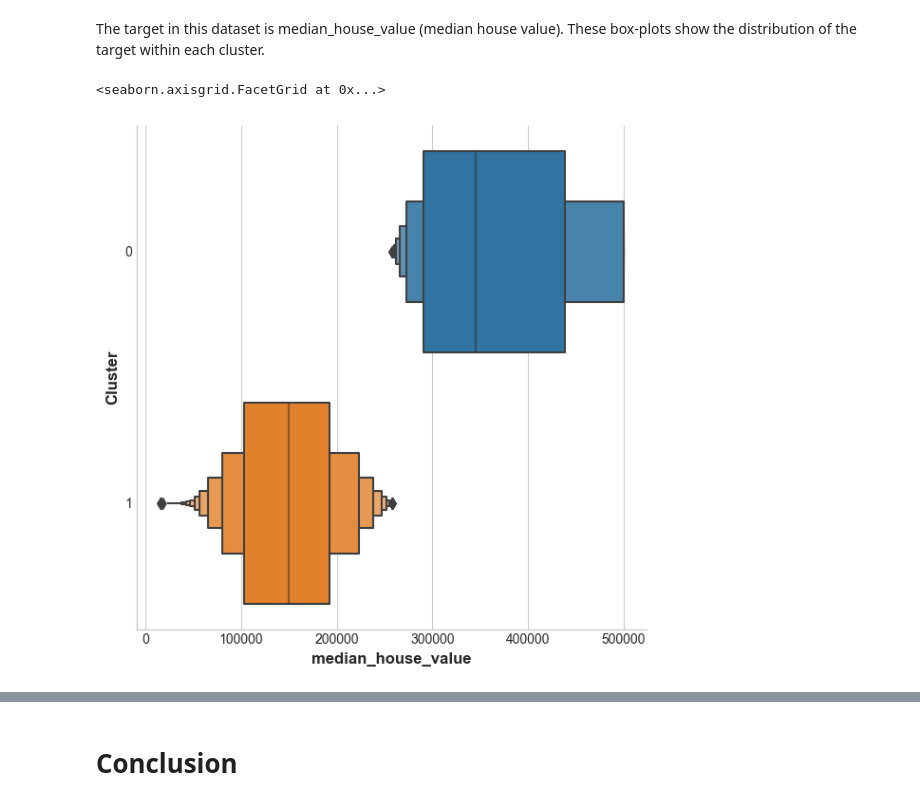
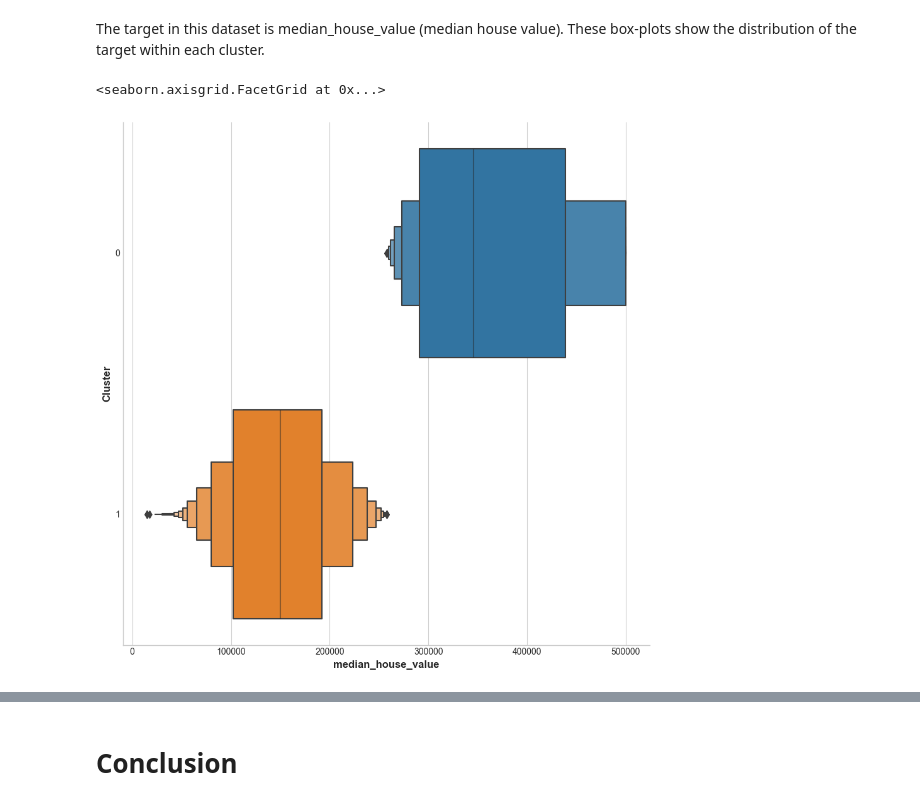
Before and after one commit to JoelJonassi/ArtificialIntelligence15505and19698, a Jupyter notebook: IA_Projeto02_G01/IA_Project02_G01.ipynb, the cells around one changed output, grey strips where cells are left out. Cells and saved outputs as stored; diff of their text form; code cells hidden in the pictures.

```diff
--- a/IA_Projeto02_G01/IA_Project02_G01.ipynb
+++ b/IA_Projeto02_G01/IA_Project02_G01.ipynb
@@ -31,7 +87,7 @@ from mlxtend.preprocessing import TransactionEncoder
 # %% [markdown]
 ### DataSet reading
 # %%
-df = pd.read_csv("dataset/housing2.csv")
+df = pd.read_csv("dataset/housingDataPrepare.csv")
 # %% [markdown]
 ## Automatic Classification
 # %% [markdown]
@@ -207,7 +288,7 @@ sns.relplot(
 The target in this dataset is median_house_value (median house value). These box-plots show the distribution of the target within each cluster.
 # %%
 X["median_house_value"] = df["median_house_value"]
-sns.catplot(x="median_house_value", y="Cluster", data=X, kind="boxen", height=6)
+sns.catplot(x="median_house_value", y="Cluster", data=X, kind="boxen", height=9)
 # %% [output]
 <seaborn.axisgrid.FacetGrid at 0x...>
-[figure, old version]
+[figure, new version]
```
Also changed, not shown: parts of 21 cells of this notebook, 1 other file.
